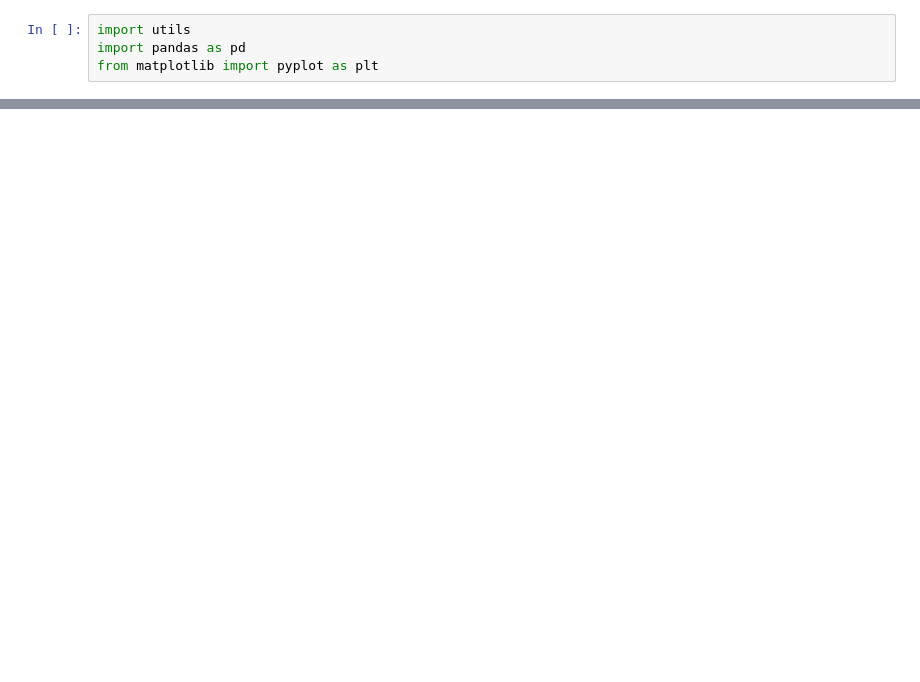
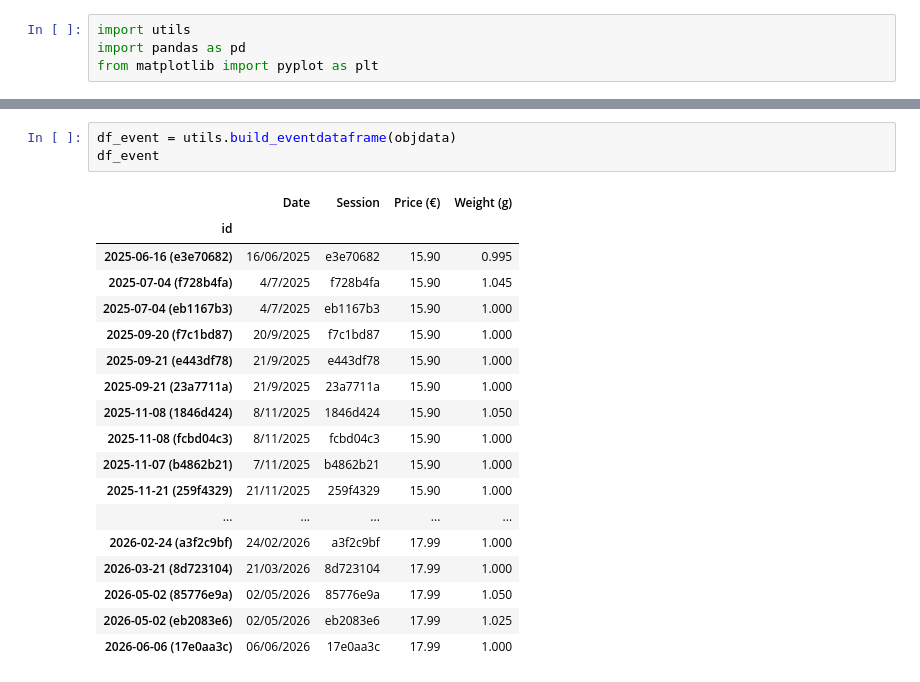
Before and after one commit to antoine-pirog/Lindtomancy, a Jupyter notebook: lindtomancy.ipynb, the cells around one changed output, grey strips where cells are left out. Drawn from its saved outputs; the diff is of its cells as text; blank space fills up the shorter version.

```diff
--- a/lindtomancy.ipynb
+++ b/lindtomancy.ipynb
@@ -18,2 +52,24 @@ df.head()
+# %%
+df_event = utils.build_eventdataframe(objdata)
+df_event
+# %% [output]
+|  | Date | Session | Price (€) | Weight (g) |
+| id |  |  |  |  |
+| 2025-06-16 (e3e70682) | 16/06/2025 | e3e70682 | 15.90 | 0.995 |
+| 2025-07-04 (f728b4fa) | 4/7/2025 | f728b4fa | 15.90 | 1.045 |
+| 2025-07-04 (eb1167b3) | 4/7/2025 | eb1167b3 | 15.90 | 1.000 |
+| 2025-09-20 (f7c1bd87) | 20/9/2025 | f7c1bd87 | 15.90 | 1.000 |
+| 2025-09-21 (e443df78) | 21/9/2025 | e443df78 | 15.90 | 1.000 |
+| 2025-09-21 (23a7711a) | 21/9/2025 | 23a7711a | 15.90 | 1.000 |
+| 2025-11-08 (1846d424) | 8/11/2025 | 1846d424 | 15.90 | 1.050 |
+| 2025-11-08 (fcbd04c3) | 8/11/2025 | fcbd04c3 | 15.90 | 1.000 |
+| 2025-11-07 (b4862b21) | 7/11/2025 | b4862b21 | 15.90 | 1.000 |
+| 2025-11-21 (259f4329) | 21/11/2025 | 259f4329 | 15.90 | 1.000 |
+| ... | ... | ... | ... | ... |
+| 2026-02-24 (a3f2c9bf) | 24/02/2026 | a3f2c9bf | 17.99 | 1.000 |
+| 2026-03-21 (8d723104) | 21/03/2026 | 8d723104 | 17.99 | 1.000 |
+| 2026-05-02 (85776e9a) | 02/05/2026 | 85776e9a | 17.99 | 1.050 |
+| 2026-05-02 (eb2083e6) | 02/05/2026 | eb2083e6 | 17.99 | 1.025 |
+| 2026-06-06 (17e0aa3c) | 06/06/2026 | 17e0aa3c | 17.99 | 1.000 |
 # %%
 h, ax = plt.subplots(figsize=(5,9))
```
Also changed, not shown: parts of 4 cells of this notebook, 1 other file.
